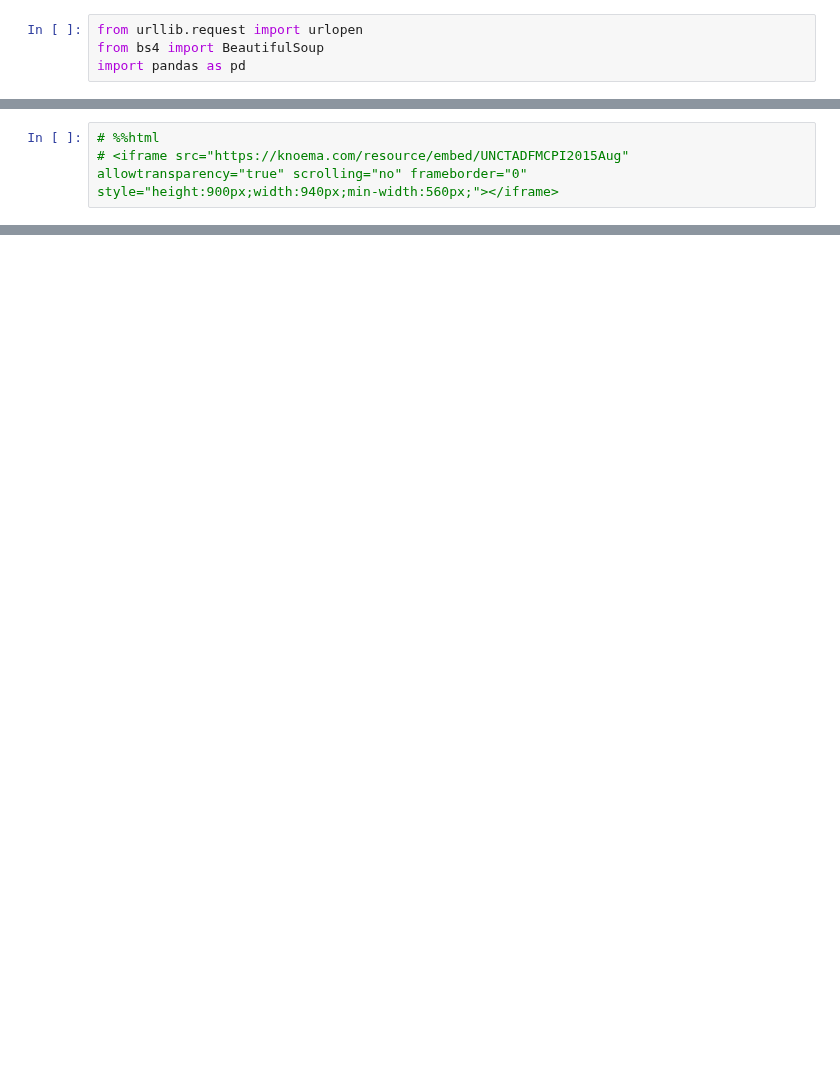
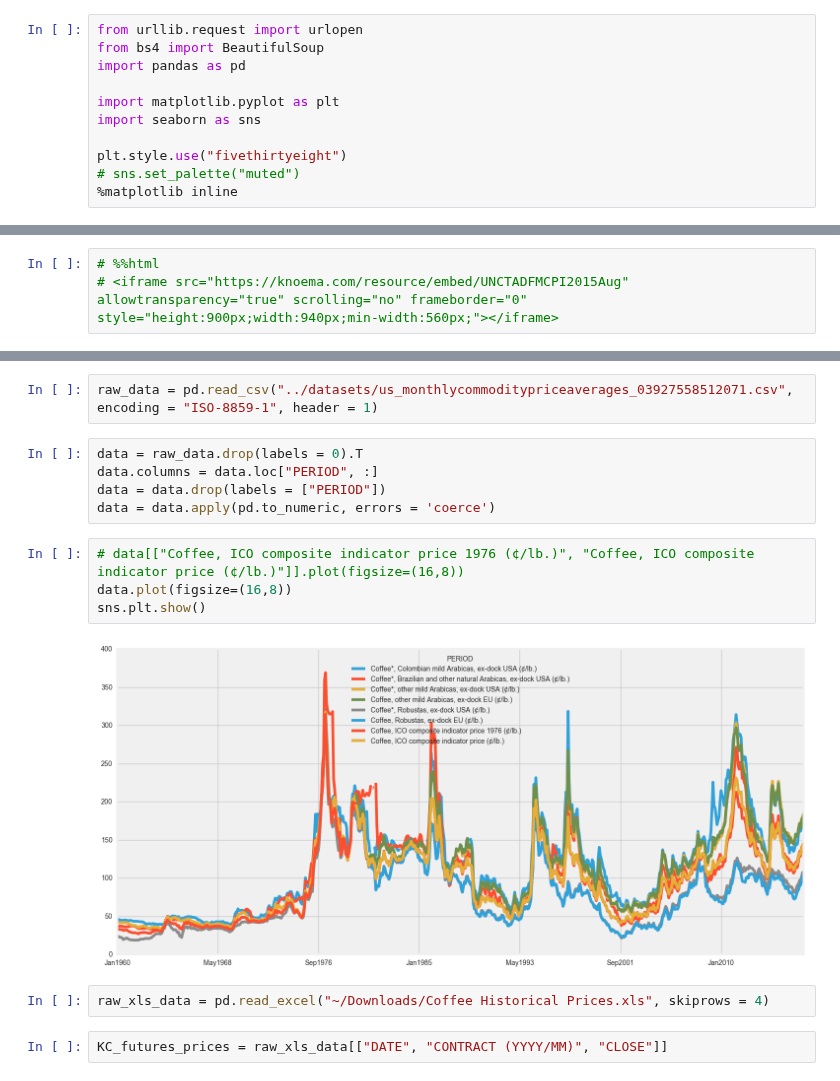
Before and after one commit to mohsseha/DSI-BOS-students, a Jupyter notebook: ntmitchell/capstone project/lab notebook.ipynb, the cells around one changed output, grey strips where cells are left out. Cells and saved outputs as stored; diff of their text form; blank space fills up the shorter version.

```diff
--- a/ntmitchell/capstone project/lab notebook.ipynb
+++ b/ntmitchell/capstone project/lab notebook.ipynb
@@ -14,3 +14,10 @@ If tracking futures, don't those funds have access to the same information I do?
 from urllib.request import urlopen
 from bs4 import BeautifulSoup
 import pandas as pd
+
+import matplotlib.pyplot as plt
+import seaborn as sns
+
+plt.style.use("fivethirtyeight")
+# sns.set_palette("muted")
+%matplotlib inline
@@ -36,0 +105,17 @@ TypeError: 'zip' object is not subscriptable
+# %%
+raw_data = pd.read_csv("../datasets/us_monthlycommoditypriceaverages_03927558512071.csv", encoding = "ISO-8859-1", header = 1)
+# %%
+data = raw_data.drop(labels = 0).T
+data.columns = data.loc["PERIOD", :]
+data = data.drop(labels = ["PERIOD"])
+data = data.apply(pd.to_numeric, errors = 'coerce')
+# %%
+# data[["Coffee, ICO composite indicator price 1976 (¢/lb.)", "Coffee, ICO composite indicator price (¢/lb.)"]].plot(figsize=(16,8))
+data.plot(figsize=(16,8))
+sns.plt.show()
+# %% [output]
+[figure, added]
+# %%
+raw_xls_data = pd.read_excel("~/Downloads/Coffee Historical Prices.xls", skiprows = 4)
+# %%
+KC_futures_prices = raw_xls_data[["DATE", "CONTRACT (YYYY/MM)", "CLOSE"]]
```
Also changed, not shown: parts of 13 cells of this notebook.
